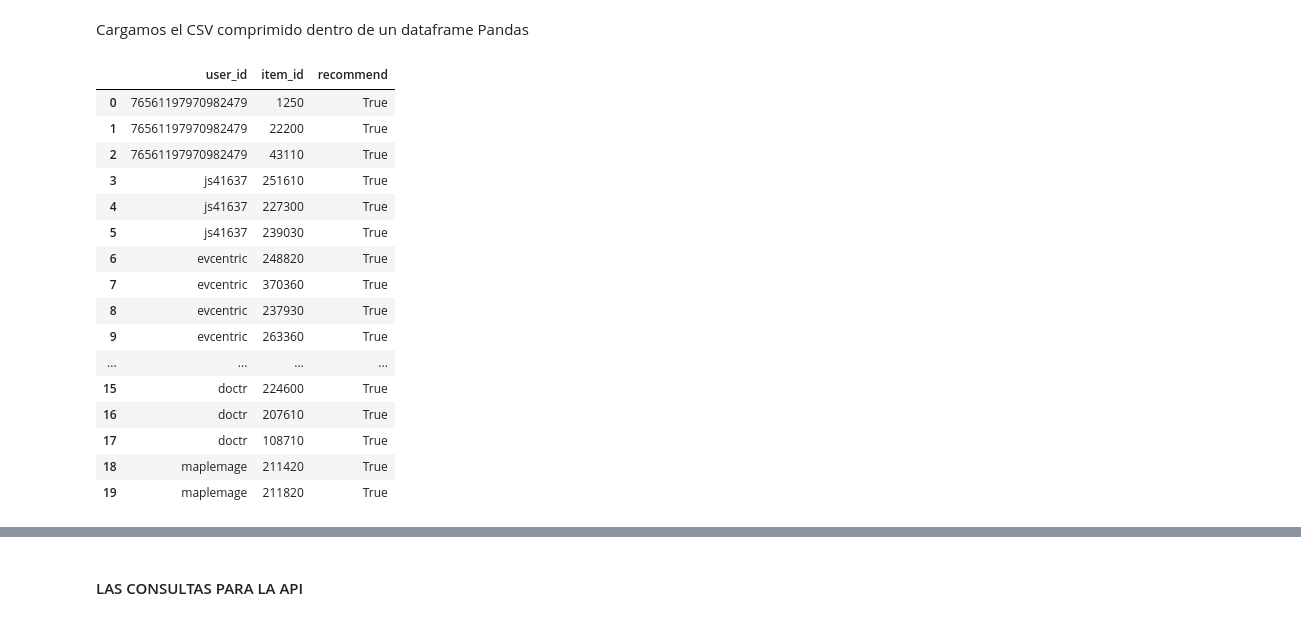
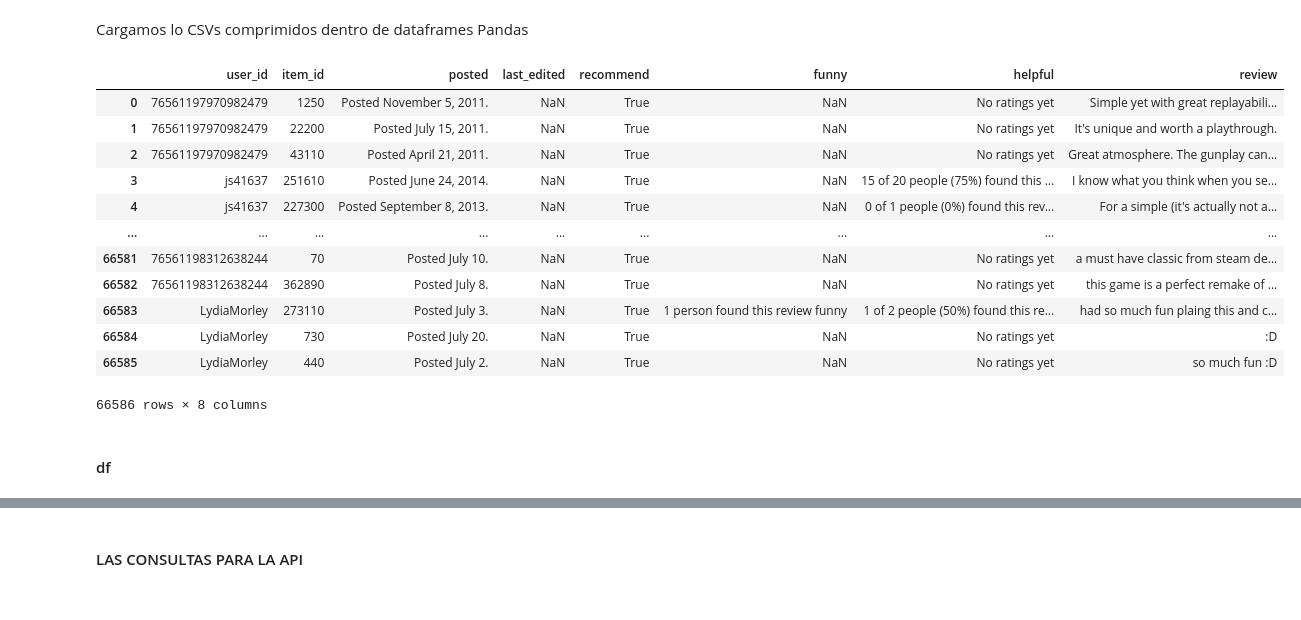
Before and after one commit to barisoft/PI_ML_OPS, a Jupyter notebook: src/eda/eda_user_items.ipynb, the cells around one changed output, grey strips where cells are left out. Drawn from its saved outputs; the diff is of its cells as text; code cells hidden in the pictures.

```diff
--- a/src/eda/eda_user_items.ipynb
+++ b/src/eda/eda_user_items.ipynb
@@ -17,7 +17,7 @@ from pyod.models.mad import MAD
 sys.path.append("../utils/")
 from myFunctions import jsonGzipToDataframe2
 # %% [markdown]
-Cargamos el CSV comprimido dentro de un dataframe Pandas
+Cargamos lo CSVs comprimidos dentro de dataframes Pandas
 # %%
 df = pd.read_csv('../datasource/user_items_chewed.csv.gz')
 # %%
@@ -25,22 +25,20 @@ dfSteam = pd.read_csv('../datasource/steam_games_4Api.csv.gz')
 # %%
-dfUserReviews = pd.read_csv('../datasource/user_reviews_Api.csv.gz')
+dfUserReviews = pd.read_csv('../datasource/render/user_reviews_4Api.csv.gz')
 # %%
-dfUserReviews.head(20)
+dfUserReviews
 # %% [output]
-|  | user_id | item_id | recommend |
-| 0 | 76561197970982479 | 1250 | True |
-| 1 | 76561197970982479 | 22200 | True |
-| 2 | 76561197970982479 | 43110 | True |
-| 3 | js41637 | 251610 | True |
-| 4 | js41637 | 227300 | True |
-| 5 | js41637 | 239030 | True |
-| 6 | evcentric | 248820 | True |
-| 7 | evcentric | 370360 | True |
-| 8 | evcentric | 237930 | True |
-| 9 | evcentric | 263360 | True |
-| ... | ... | ... | ... |
-| 15 | doctr | 224600 | True |
-| 16 | doctr | 207610 | True |
-| 17 | doctr | 108710 | True |
-| 18 | maplemage | 211420 | True |
-| 19 | maplemage | 211820 | True |
+|  | user_id | item_id | posted | last_edited | recommend | funny | helpful | review |
+| 0 | 76561197970982479 | 1250 | Posted November 5, 2011. | NaN | True | NaN | No ratings yet | Simple yet with great replayabili... |
+| 1 | 76561197970982479 | 22200 | Posted July 15, 2011. | NaN | True | NaN | No ratings yet | It's unique and worth a playthrough. |
+| 2 | 76561197970982479 | 43110 | Posted April 21, 2011. | NaN | True | NaN | No ratings yet | Great atmosphere. The gunplay can... |
+| 3 | js41637 | 251610 | Posted June 24, 2014. | NaN | True | NaN | 15 of 20 people (75%) found this ... | I know what you think when you se... |
+| 4 | js41637 | 227300 | Posted September 8, 2013. | NaN | True | NaN | 0 of 1 people (0%) found this rev... | For a simple (it's actually not a... |
+| ... | ... | ... | ... | ... | ... | ... | ... | ... |
+| 66581 | 76561198312638244 | 70 | Posted July 10. | NaN | True | NaN | No ratings yet | a must have classic from steam de... |
+| 66582 | 76561198312638244 | 362890 | Posted July 8. | NaN | True | NaN | No ratings yet | this game is a perfect remake of ... |
+| 66583 | LydiaMorley | 273110 | Posted July 3. | NaN | True | 1 person found this review funny | 1 of 2 people (50%) found this re... | had so much fun plaing this and c... |
+| 66584 | LydiaMorley | 730 | Posted July 20. | NaN | True | NaN | No ratings yet | :D |
+| 66585 | LydiaMorley | 440 | Posted July 2. | NaN | True | NaN | No ratings yet | so much fun :D |
+66586 rows × 8 columns
+# %% [markdown]
+#### df
```
Also changed, not shown: parts of 23 cells of this notebook, 12 other files.
